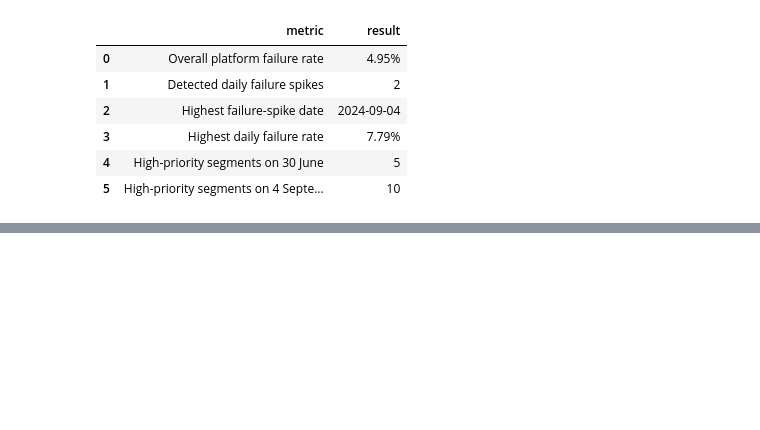
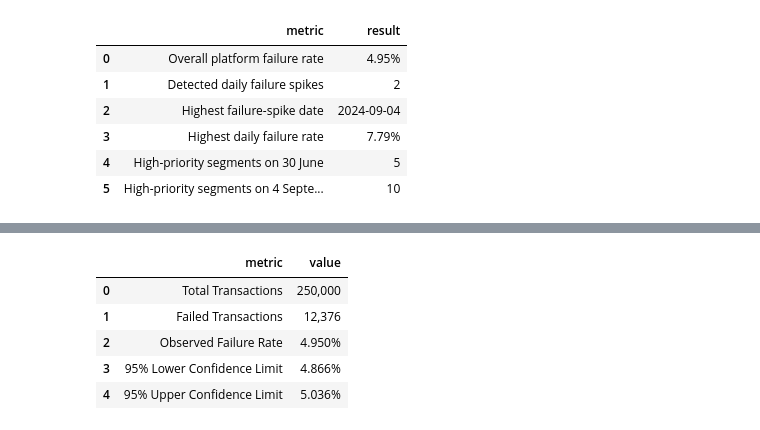
Before and after one commit to KaviyaVelmurugan/upi-transaction-intelligence-platform, a Jupyter notebook: notebooks/02_eda.ipynb, the cells around one changed output, grey strips where cells are left out. Drawn from its saved outputs; the diff is of its cells as text; code cells hidden in the pictures; blank space fills up the shorter version.

Commit message:
Overall failure rate analysis

```diff
--- a/notebooks/02_eda.ipynb
+++ b/notebooks/02_eda.ipynb
@@ -3443,0 +3443,78 @@ failure_analysis_summary
+# %%
+# Overall transaction and failure counts
+total_transactions = len(df)
+
+failed_transactions = (
+    df["transaction_status"]
+    .eq("FAILED")
+    .sum()
+)
+
+observed_failure_rate = (
+    failed_transactions / total_transactions
+)
+
+# Wilson 95% confidence interval
+z_score = 1.96
+
+denominator = (
+    1 + (z_score ** 2 / total_transactions)
+)
+
+interval_center = (
+    observed_failure_rate
+    + (z_score ** 2 / (2 * total_transactions))
+) / denominator
+
+interval_margin = (
+    z_score
+    * np.sqrt(
+        (
+            observed_failure_rate
+            * (1 - observed_failure_rate)
+            / total_transactions
+        )
+        +
+        (
+            z_score ** 2
+            / (4 * total_transactions ** 2)
+        )
+    )
+    / denominator
+)
+
+lower_confidence_limit = (
+    interval_center - interval_margin
+)
+
+upper_confidence_limit = (
+    interval_center + interval_margin
+)
+
+failure_rate_confidence = pd.DataFrame(
+    {
+        "metric": [
+            "Total Transactions",
+            "Failed Transactions",
+            "Observed Failure Rate",
+            "95% Lower Confidence Limit",
+            "95% Upper Confidence Limit"
+        ],
+        "value": [
+            f"{total_transactions:,}",
+            f"{failed_transactions:,}",
+            f"{observed_failure_rate * 100:.3f}%",
+            f"{lower_confidence_limit * 100:.3f}%",
+            f"{upper_confidence_limit * 100:.3f}%"
+        ]
+    }
+)
+
+failure_rate_confidence
+# %% [output]
+|  | metric | value |
+| 0 | Total Transactions | 250,000 |
+| 1 | Failed Transactions | 12,376 |
+| 2 | Observed Failure Rate | 4.950% |
+| 3 | 95% Lower Confidence Limit | 4.866% |
+| 4 | 95% Upper Confidence Limit | 5.036% |
```
Also changed, not shown: parts of 56 cells of this notebook, 1 other file.
